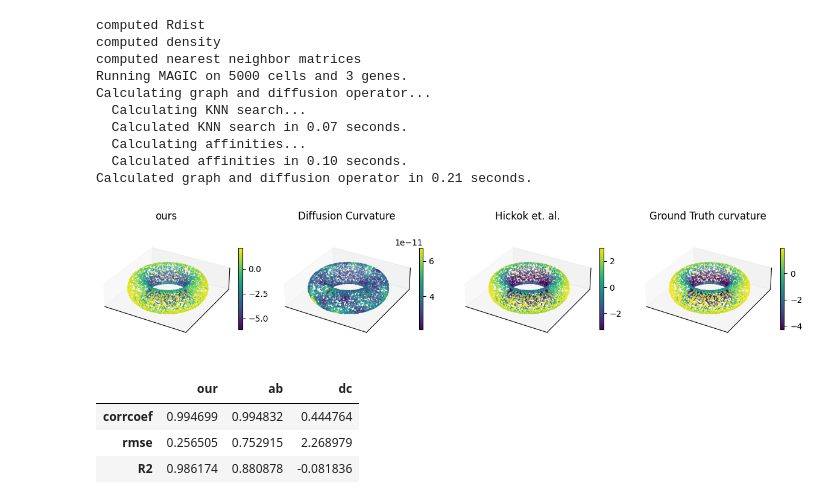
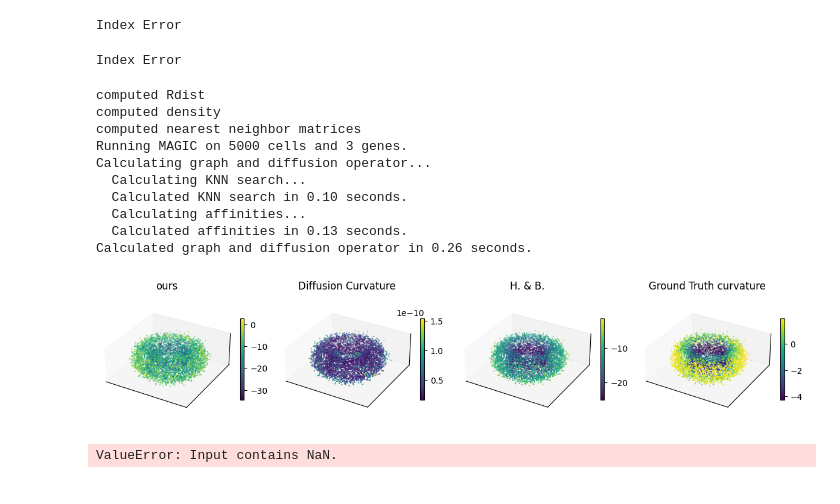
Before and after one commit to ZhangKaly/Principal-Curvature, a Jupyter notebook: notebooks/12-xs-comparison_experiments.ipynb, the cells around one changed output. Drawn from its saved outputs; the diff is of its cells as text; code cells hidden in the pictures.

```diff
--- a/notebooks/12-xs-comparison_experiments.ipynb
+++ b/notebooks/12-xs-comparison_experiments.ipynb
@@ -107,20 +18,0 @@ def compare_metrics(curvature_dict):
-# %%
-def do_experiment(manifold_type, save, save_path, noise=0.0, **kwargs):
-    point_cloud, gt_curvature = generate_point_cloud(
-        a=1.5,
-        b=0.9,
-        c=0.9,
-        r=0.375,
-        R=1,
-        manifold_type=manifold_type,
-        num_points=5000,
-        seed=42
-    )
-    np.random.seed(42)
-    point_cloud += np.random.normal(0, noise, point_cloud.shape)
-    res_dict = compute_curvatures(point_cloud, gt_curvature, **kwargs)
-    plot_curvatures(point_cloud, res_dict, save=save, save_path=f"{save_path}/plot.pdf")
-    res_df = compare_metrics(res_dict)
-    if save:
-        res_df.to_csv(f"{save_path}/metrics.csv")
-    return res_df
@@ -127,18 +73,17 @@ def do_experiment(manifold_type, save, save_path, noise=0.0, **kwargs):
 # %%
-do_experiment('torus', False, '', noise=0., max_min_num=120)
+do_experiment('torus', False, '', noise=0.1, epsilon_PCA=0.2, max_min_num=120, use_cross=True)
 # %% [output]
-computed Rdist
-computed density
-computed nearest neighbor matrices
-Running MAGIC on 5000 cells and 3 genes.
-Calculating graph and diffusion operator...
-  Calculating KNN search...
-  Calculated KNN search in 0.07 seconds.
-  Calculating affinities...
-  Calculated affinities in 0.10 seconds.
-Calculated graph and diffusion operator in 0.21 seconds.
+Index Error
+Index Error
+computed Rdist
+computed density
+computed nearest neighbor matrices
+Running MAGIC on 5000 cells and 3 genes.
+Calculating graph and diffusion operator...
+  Calculating KNN search...
+  Calculated KNN search in 0.10 seconds.
+  Calculating affinities...
+  Calculated affinities in 0.13 seconds.
+Calculated graph and diffusion operator in 0.26 seconds.
-[figure, old version]
+[figure, new version]
-|  | our | ab | dc |
-| corrcoef | 0.994699 | 0.994832 | 0.444764 |
-| rmse | 0.256505 | 0.752915 | 2.268979 |
-| R2 | 0.986174 | 0.880878 | -0.081836 |
+ValueError: Input contains NaN.
```
Also changed, not shown: parts of 10 cells of this notebook, 16 other files.
